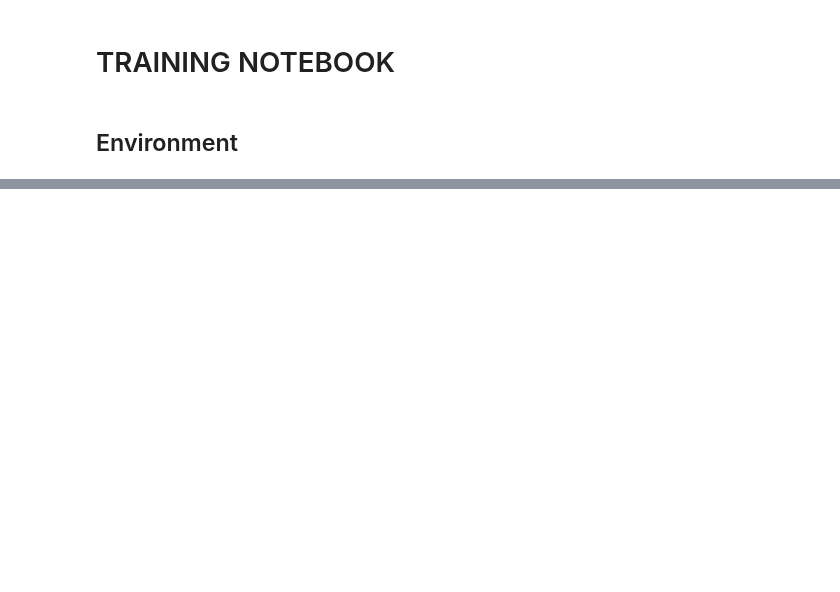
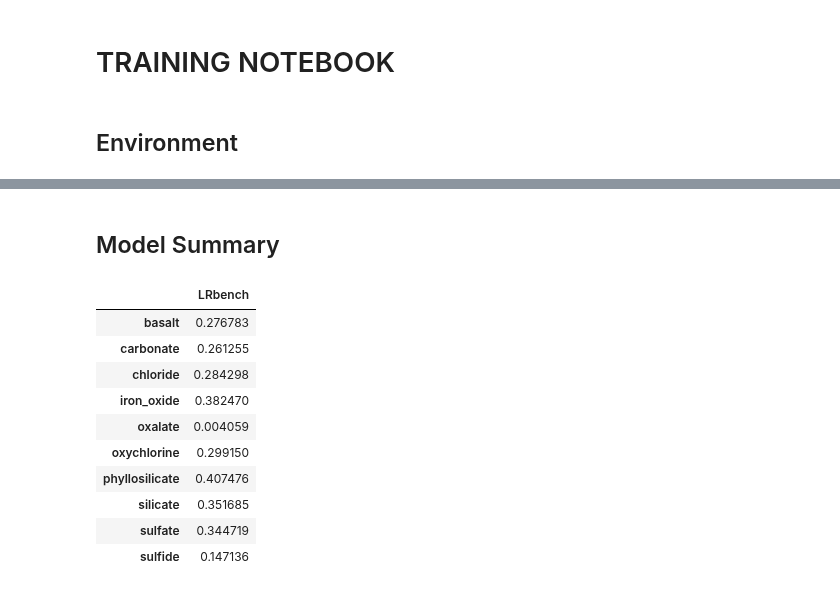
Before and after one commit to itacdonev/MarsSpectrometry, a Jupyter notebook: notebooks/training.ipynb, the cells around one changed output, grey strips where cells are left out. Saved outputs shown, nothing was run; the diff lists cells and outputs as text; code cells hidden in the pictures; blank space fills up the shorter version.

```diff
--- a/notebooks/training.ipynb
+++ b/notebooks/training.ipynb
@@ -60,0 +152,3 @@ Targets: ['basalt', 'carbonate', 'chloride', 'iron_oxide', 'oxalate', 'oxychlori
+# %%
+# Data frame to save local CV results
+models_log_loss = pd.DataFrame(index=target_labels_list)
@@ -60,0 +217,13 @@ Targets: ['basalt', 'carbonate', 'chloride', 'iron_oxide', 'oxalate', 'oxychlori
+# %%
+# Train the model
+clf = xgb.XGBClassifier(objective = "binary:logistic",
+                        use_label_encoder = False,
+                        eval_metric = 'logloss')
+logloss_XGB = training.trainCV_label(X = fts_maxrelabund_tempion,
+                                 df_y = train_labels,
+                                 target = target_labels_list,
+                                 cv_folds = 10,
+                                 model_metric = log_loss,
+                                 clf = clf)
+
+models_log_loss['XGBoost'] = models_log_loss.index.map(logloss_XGB)
@@ -60,0 +264,16 @@ Targets: ['basalt', 'carbonate', 'chloride', 'iron_oxide', 'oxalate', 'oxychlori
+# %% [markdown]
+## Model Summary
+# %%
+models_log_loss
+# %% [output]
+|  | LRbench |
+| basalt | 0.276783 |
+| carbonate | 0.261255 |
+| chloride | 0.284298 |
+| iron_oxide | 0.382470 |
+| oxalate | 0.004059 |
+| oxychlorine | 0.299150 |
+| phyllosilicate | 0.407476 |
+| silicate | 0.351685 |
+| sulfate | 0.344719 |
+| sulfide | 0.147136 |
```
Also changed, not shown: parts of 25 cells of this notebook.
